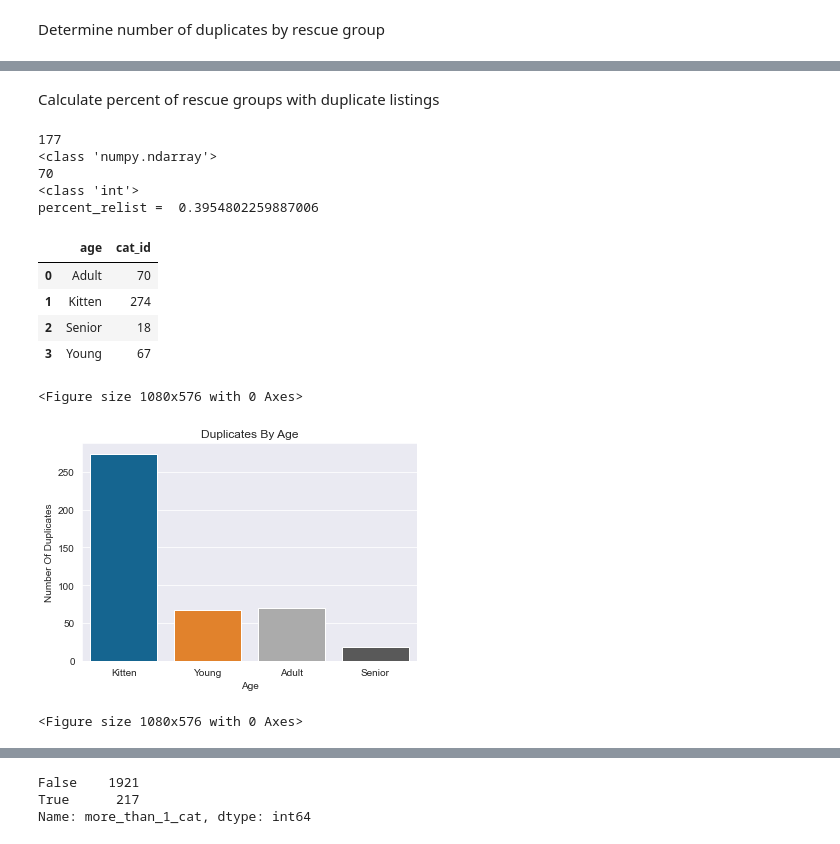
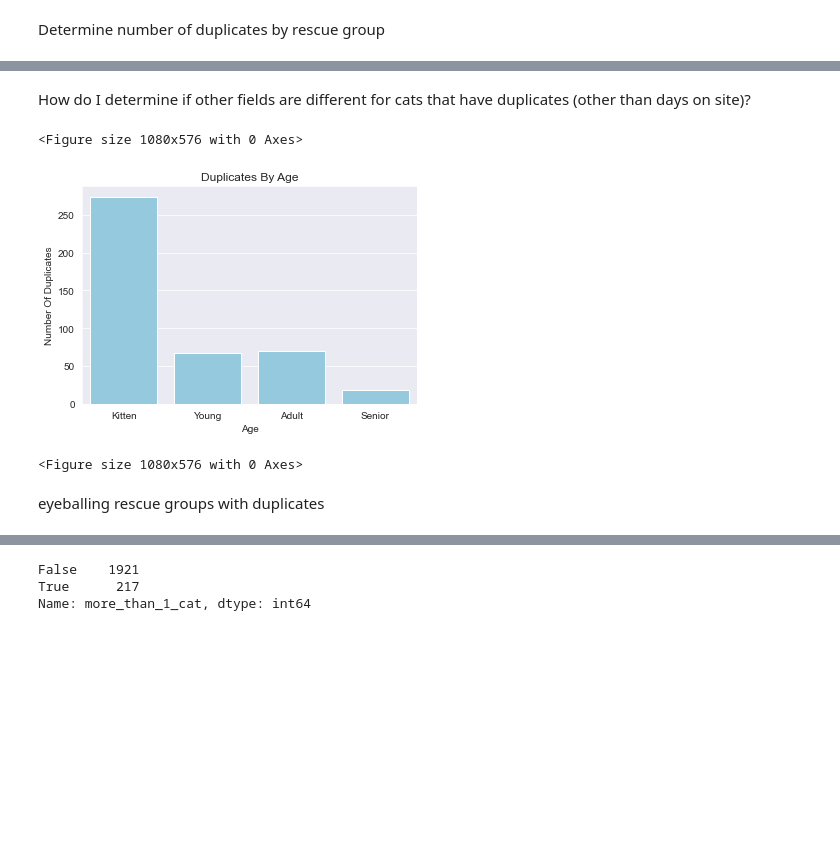
Before and after one commit to dgarbato/petfinder, a Jupyter notebook: juypter notebook code/Analyze data 1.ipynb, the cells around one changed output, grey strips where cells are left out. Cells and saved outputs as stored; diff of their text form; code cells hidden in the pictures; blank space fills up the shorter version.

```diff
--- a/juypter notebook code/Analyze data 1.ipynb
+++ b/juypter notebook code/Analyze data 1.ipynb
@@ -195,12 +179,13 @@ Name: color_miss, dtype: float64
 write out data
 # %%
 df_all2 = df_all.loc[df_all['spec_needs']==False,:]
-df_all2 = df_all2.drop(['spec_needs','breed','size','Unnamed: 0','house_trained','characteristics','health','num_cats','other_days'], axis = 1)
+df_all2 = df_all2.drop(['spec_needs','breed','size','Unnamed: 0','house_trained','health','num_cats','other_days'], axis = 1)
 
 df_all2.to_csv(r'C:\Users\dgarb\OneDrive\Documents\Data Science Bootcamp April\Python\web_scraping_project\data prepared for analysis\cleaned data\df_all.csv')
 
 print('df_all2.shape = ',df_all2.shape)
 
+# 'characteristics',
 #df_all2.info()
 # %% [output]
 df_all2.shape =  (2020, 25)
@@ -237,0 +487,11 @@ list_nt_30_nootdupes = df_all2.loc[(final_mask==False) & (df_all2['thirty_days']
+# %%
+sns.set_style('darkgrid')
+color_order=['Less Than Thirty Days','Thirty Days Plus']
+
+chart = sns.barplot(x='Days_On_Site', y='cat_id', data = dupes_by_days_age, ci=False, order=color_order, color='skyblue')
+
+chart.set(xlabel="Days On Site", ylabel = "Number Of Duplicates")
+
+chart.set(title='Duplicates By Age for Cats Less Than Thirty')
+chart.set_title('Duplicates By Days On Site')
+plt.figure(figsize = (15,8))
@@ -238,14 +502,8 @@ list_nt_30_nootdupes = df_all2.loc[(final_mask==False) & (df_all2['thirty_days']
 # %%
-#group_30b = df_thirty.groupby(['breed_type','age'])
-mask = df_all2.groupby(['cat_id']).count()[['cat_name']].sort_values(by=['cat_name'],ascending=False) > 1
+# mask = df_all2.groupby(['cat_id']).count()[['cat_name']].sort_values(by=['cat_name'],ascending=False) > 1
+# list_mask = df_all2.groupby(['cat_id']).count()[['cat_name']].sort_values(by=['cat_name'],ascending=False).loc[mask.values,:].index
+# final_mask = df_all2['cat_id'].isin(list_mask)
 
-list_mask = df_all2.groupby(['cat_id']).count()[['cat_name']].sort_values(by=['cat_name'],ascending=False).loc[mask.values,:].index
-
-
-final_mask = df_all2['cat_id'].isin(list_mask)
-print('sum of not dupes ',sum(final_mask))
-
-
-#the df created  below is the rescue group followed by however many duplicates
-df_all2.loc[final_mask,['cat_id','rescue_group','thirty_days']].groupby(['thirty_days','rescue_group']).count()
+dupes_by_age = df_all2.loc[(final_mask ),['cat_id','age']].groupby(['age']).count().reset_index()
+dupes_by_age
 # %% [output]
@@ -271,53 +515,21 @@ sum of not dupes  429
-# %% [markdown]
-
-
-Calculate percent of rescue groups with duplicate listings
-# %%
-all_rescue_groups = df_all2['rescue_group'].unique()
-num_rescue_groups = len(all_rescue_groups)
-print(len(all_rescue_groups))
-print(type(all_rescue_groups))
-
-
-num_rescues_w_dupes = len(df_all2.loc[final_mask,['cat_id','rescue_group','thirty_days']].groupby(['thirty_days','rescue_group']))
-print(num_rescues_w_dupes)
-print(type(num_rescues_w_dupes))
-
-percent_relist = num_rescues_w_dupes/num_rescue_groups
-print('percent_relist = ',percent_relist)
-# %% [output]
-177
-<class 'numpy.ndarray'>
-70
-<class 'int'>
-percent_relist =  0.3954802259887006
-# %%
-mask = df_all2.groupby(['cat_id']).count()[['cat_name']].sort_values(by=['cat_name'],ascending=False) > 1
-list_mask = df_all2.groupby(['cat_id']).count()[['cat_name']].sort_values(by=['cat_name'],ascending=False).loc[mask.values,:].index
-dupes_by_age = df_all2.loc[final_mask,['cat_id','age']].groupby(['age']).count().reset_index()
-dupes_by_age
-
-#type(dupes_by_age)
-# %% [output]
-|  | age | cat_id |
-| 0 | Adult | 70 |
-| 1 | Kitten | 274 |
-| 2 | Senior | 18 |
-| 3 | Young | 67 |
+# %% [markdown]
+How do I determine if other fields are different for cats that have duplicates (other than days on site)?
 # %%
 sns.set_style('darkgrid')
 color_order=['Kitten','Young','Adult','Senior']
 
-chart = sns.barplot(x='age', y='cat_id', data = dupes_by_age, ci=False, order=color_order)
+chart = sns.barplot(x='age', y='cat_id', data = dupes_by_age, ci=False, order=color_order, color='skyblue')
 
 chart.set(xlabel="Age", ylabel = "Number Of Duplicates")
 
-#chart.set(title='Duplicates By Age')
+chart.set(title='Duplicates By Age for Cats Less Than Thirty')
 chart.set_title('Duplicates By Age')
 plt.figure(figsize = (15,8))
 # %% [output]
 <Figure size 1080x576 with 0 Axes>
-[figure, old version]
+[figure, new version]
 <Figure size 1080x576 with 0 Axes>
+# %% [markdown]
+eyeballing rescue groups with duplicates
 # %%
 
```
Also changed, not shown: parts of 37 cells of this notebook, 5 other files.
